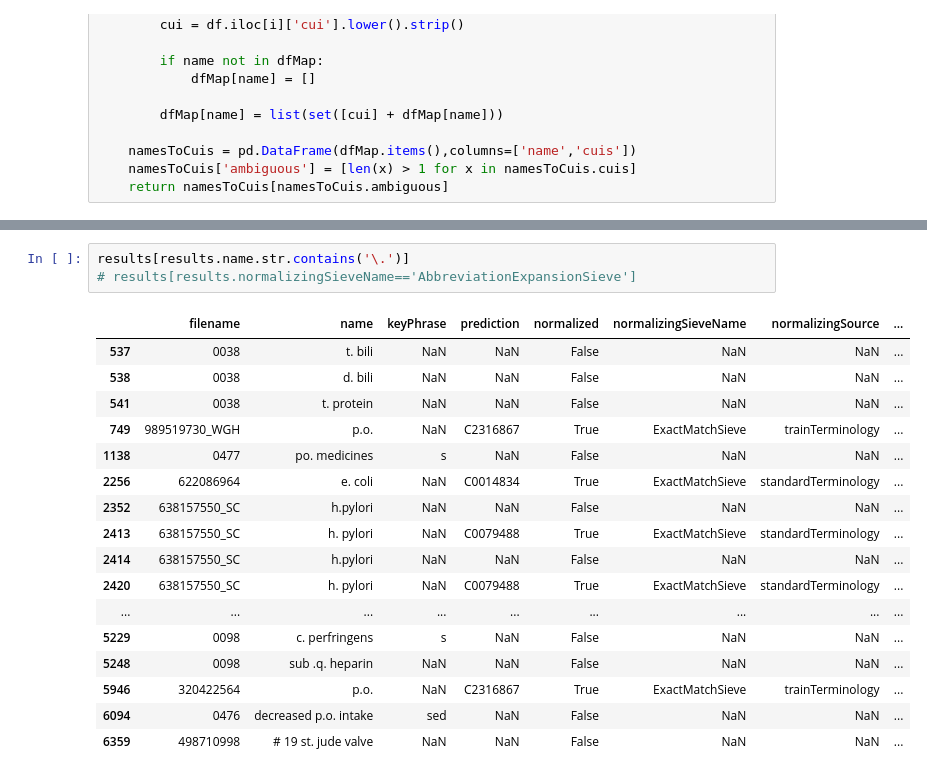
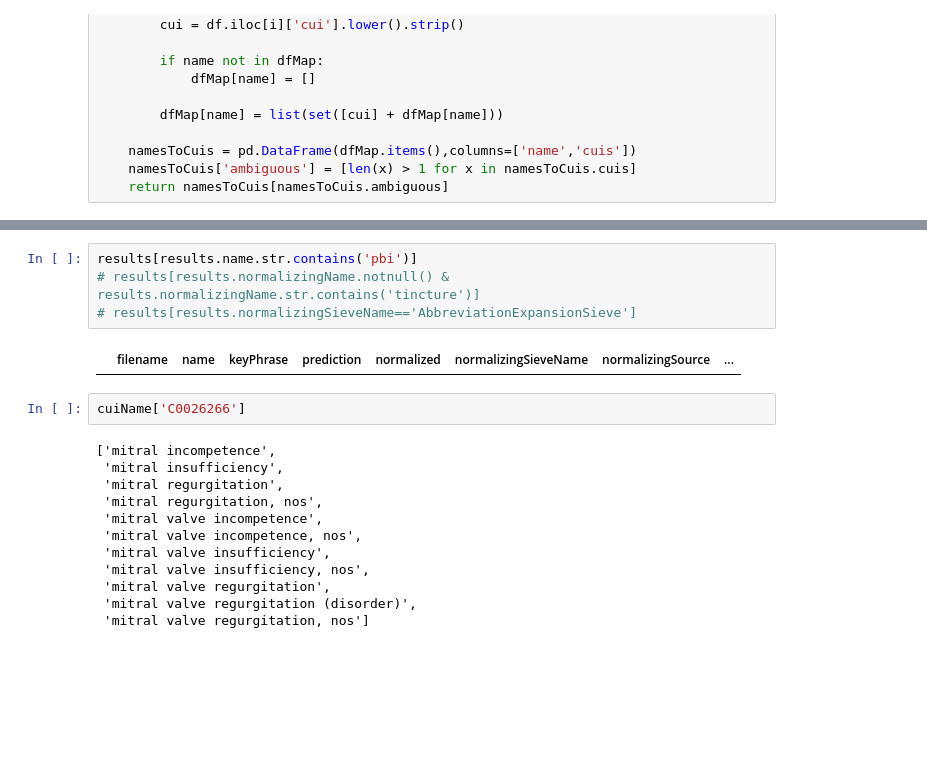
Before and after one commit to etfrenchvcu/disorder-normalizer, a Jupyter notebook: scripts/evaluate.ipynb, the cells around one changed output, grey strips where cells are left out. Drawn from its saved outputs; the diff is of its cells as text; blank space fills up the shorter version.

```diff
--- a/scripts/evaluate.ipynb
+++ b/scripts/evaluate.ipynb
@@ -250,22 +239,21 @@ omissions[['filename','name','goldNames']].style.set_properties(subset=['goldNam
 [interactive output not drawn]
 # %%
-results[results.name.str.contains('\.')]
+results[results.name.str.contains('pbi')]
+# results[results.normalizingName.notnull() & results.normalizingName.str.contains('tincture')]
 # results[results.normalizingSieveName=='AbbreviationExpansionSieve']
 # %% [output]
 |  | filename | name | keyPhrase | prediction | normalized | normalizingSieveName | normalizingSource | ... |
-| 537 | 0038 | t. bili | NaN | NaN | False | NaN | NaN | ... |
-| 538 | 0038 | d. bili | NaN | NaN | False | NaN | NaN | ... |
-| 541 | 0038 | t. protein | NaN | NaN | False | NaN | NaN | ... |
-| 749 | 989519730_WGH | p.o. | NaN | C2316867 | True | ExactMatchSieve | trainTerminology | ... |
-| 1138 | 0477 | po. medicines | s | NaN | False | NaN | NaN | ... |
-| 2256 | 622086964 | e. coli | NaN | C0014834 | True | ExactMatchSieve | standardTerminology | ... |
-| 2352 | 638157550_SC | h.pylori | NaN | NaN | False | NaN | NaN | ... |
-| 2413 | 638157550_SC | h. pylori | NaN | C0079488 | True | ExactMatchSieve | standardTerminology | ... |
-| 2414 | 638157550_SC | h.pylori | NaN | NaN | False | NaN | NaN | ... |
-| 2420 | 638157550_SC | h. pylori | NaN | C0079488 | True | ExactMatchSieve | standardTerminology | ... |
-| ... | ... | ... | ... | ... | ... | ... | ... | ... |
-| 5229 | 0098 | c. perfringens | s | NaN | False | NaN | NaN | ... |
-| 5248 | 0098 | sub .q. heparin | NaN | NaN | False | NaN | NaN | ... |
-| 5946 | 320422564 | p.o. | NaN | C2316867 | True | ExactMatchSieve | trainTerminology | ... |
-| 6094 | 0476 | decreased p.o. intake | sed | NaN | False | NaN | NaN | ... |
-| 6359 | 498710998 | # 19 st. jude valve | NaN | NaN | False | NaN | NaN | ... |
+# %%
+cuiName['C0026266']
+# %% [output]
+['mitral incompetence',
+ 'mitral insufficiency',
+ 'mitral regurgitation',
+ 'mitral regurgitation, nos',
+ 'mitral valve incompetence',
+ 'mitral valve incompetence, nos',
+ 'mitral valve insufficiency',
+ 'mitral valve insufficiency, nos',
+ 'mitral valve regurgitation',
+ 'mitral valve regurgitation (disorder)',
+ 'mitral valve regurgitation, nos']
```
Also changed, not shown: parts of 8 cells of this notebook, 11 other files.
